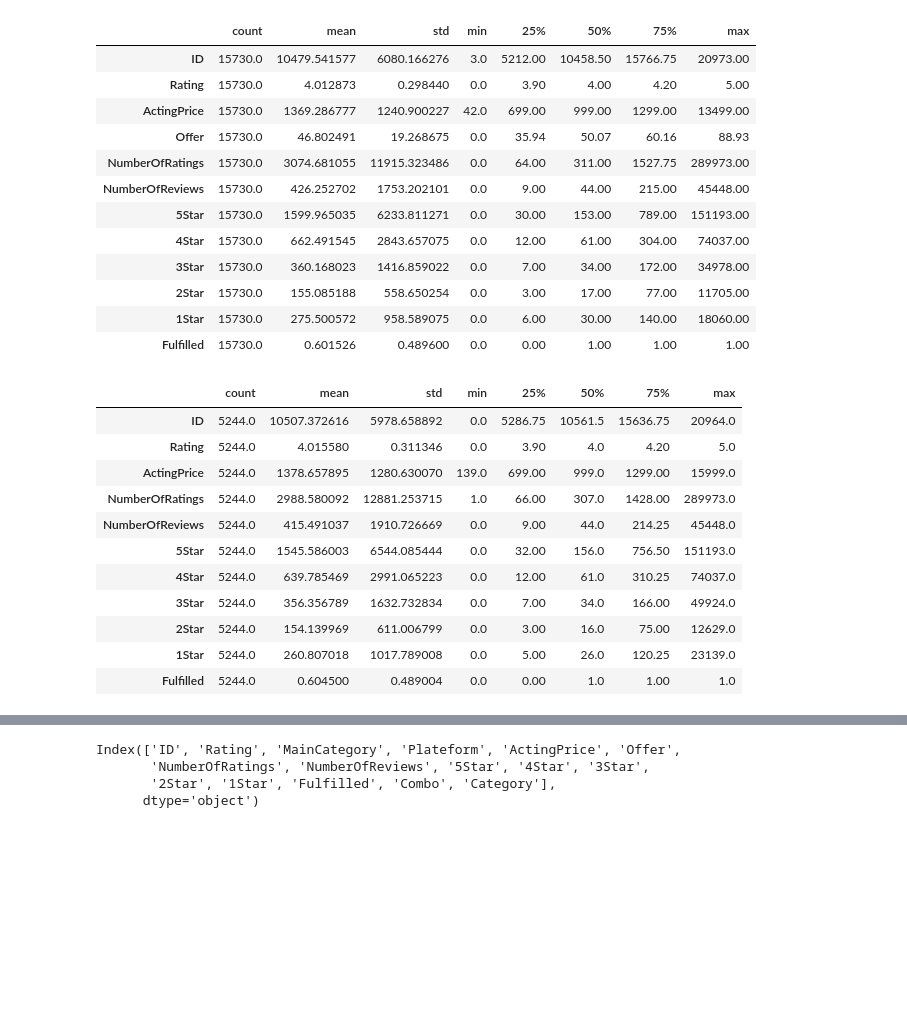
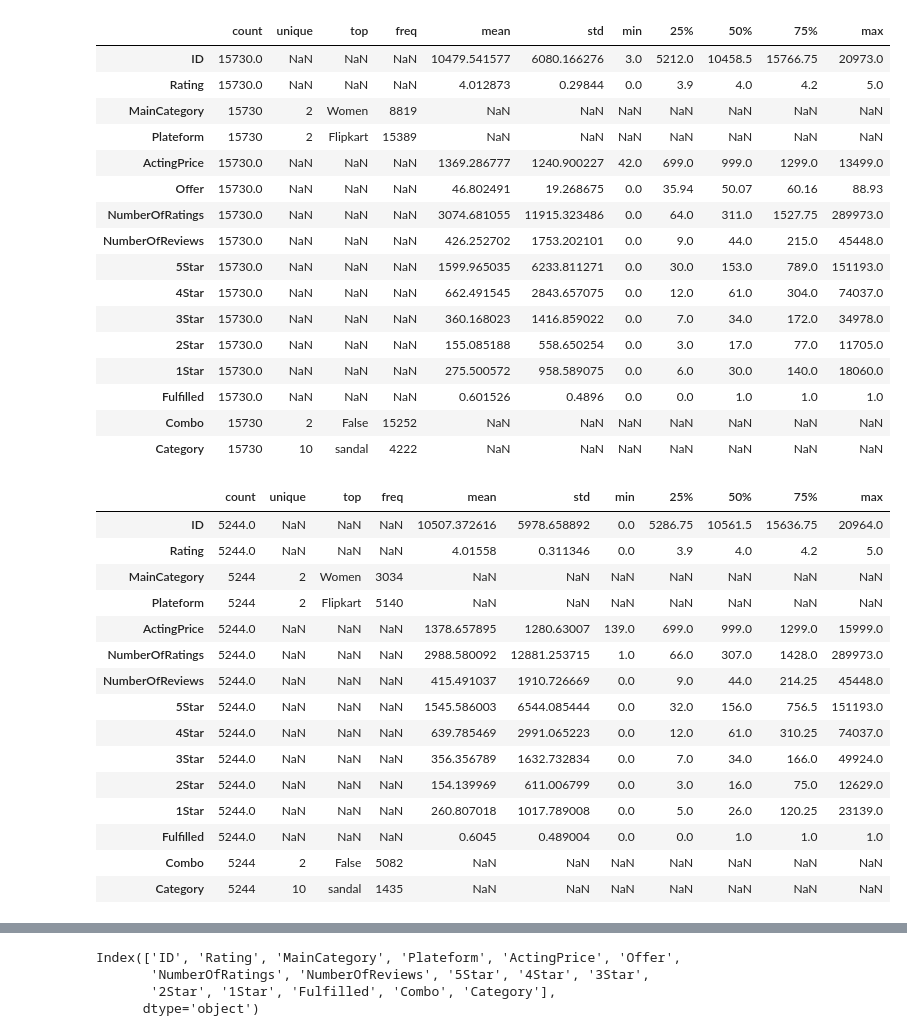
Before and after one commit to Hari31416/Summer-Analytics, a Jupyter notebook: hackathon/model.ipynb, the cells around one changed output, grey strips where cells are left out. Drawn from its saved outputs; the diff is of its cells as text; code cells hidden in the pictures; blank space fills up the shorter version.

```diff
--- a/hackathon/model.ipynb
+++ b/hackathon/model.ipynb
@@ -17,36 +17,44 @@ from xgboost import XGBRegressor
 train = pd.read_csv("data/train_prepared.csv")
 test = pd.read_csv("data/test_prepared.csv")
 # %%
-train.describe().T
+train.describe(include="all").T
 # %% [output]
-|  | count | mean | std | min | 25% | 50% | 75% | max |
-| ID | 15730.0 | 10479.541577 | 6080.166276 | 3.0 | 5212.00 | 10458.50 | 15766.75 | 20973.00 |
-| Rating | 15730.0 | 4.012873 | 0.298440 | 0.0 | 3.90 | 4.00 | 4.20 | 5.00 |
-| ActingPrice | 15730.0 | 1369.286777 | 1240.900227 | 42.0 | 699.00 | 999.00 | 1299.00 | 13499.00 |
-| Offer | 15730.0 | 46.802491 | 19.268675 | 0.0 | 35.94 | 50.07 | 60.16 | 88.93 |
-| NumberOfRatings | 15730.0 | 3074.681055 | 11915.323486 | 0.0 | 64.00 | 311.00 | 1527.75 | 289973.00 |
-| NumberOfReviews | 15730.0 | 426.252702 | 1753.202101 | 0.0 | 9.00 | 44.00 | 215.00 | 45448.00 |
-| 5Star | 15730.0 | 1599.965035 | 6233.811271 | 0.0 | 30.00 | 153.00 | 789.00 | 151193.00 |
-| 4Star | 15730.0 | 662.491545 | 2843.657075 | 0.0 | 12.00 | 61.00 | 304.00 | 74037.00 |
-| 3Star | 15730.0 | 360.168023 | 1416.859022 | 0.0 | 7.00 | 34.00 | 172.00 | 34978.00 |
-| 2Star | 15730.0 | 155.085188 | 558.650254 | 0.0 | 3.00 | 17.00 | 77.00 | 11705.00 |
-| 1Star | 15730.0 | 275.500572 | 958.589075 | 0.0 | 6.00 | 30.00 | 140.00 | 18060.00 |
-| Fulfilled | 15730.0 | 0.601526 | 0.489600 | 0.0 | 0.00 | 1.00 | 1.00 | 1.00 |
+|  | count | unique | top | freq | mean | std | min | 25% | 50% | 75% | max |
+| ID | 15730.0 | NaN | NaN | NaN | 10479.541577 | 6080.166276 | 3.0 | 5212.0 | 10458.5 | 15766.75 | 20973.0 |
+| Rating | 15730.0 | NaN | NaN | NaN | 4.012873 | 0.29844 | 0.0 | 3.9 | 4.0 | 4.2 | 5.0 |
+| MainCategory | 15730 | 2 | Women | 8819 | NaN | NaN | NaN | NaN | NaN | NaN | NaN |
+| Plateform | 15730 | 2 | Flipkart | 15389 | NaN | NaN | NaN | NaN | NaN | NaN | NaN |
+| ActingPrice | 15730.0 | NaN | NaN | NaN | 1369.286777 | 1240.900227 | 42.0 | 699.0 | 999.0 | 1299.0 | 13499.0 |
+| Offer | 15730.0 | NaN | NaN | NaN | 46.802491 | 19.268675 | 0.0 | 35.94 | 50.07 | 60.16 | 88.93 |
+| NumberOfRatings | 15730.0 | NaN | NaN | NaN | 3074.681055 | 11915.323486 | 0.0 | 64.0 | 311.0 | 1527.75 | 289973.0 |
+| NumberOfReviews | 15730.0 | NaN | NaN | NaN | 426.252702 | 1753.202101 | 0.0 | 9.0 | 44.0 | 215.0 | 45448.0 |
+| 5Star | 15730.0 | NaN | NaN | NaN | 1599.965035 | 6233.811271 | 0.0 | 30.0 | 153.0 | 789.0 | 151193.0 |
+| 4Star | 15730.0 | NaN | NaN | NaN | 662.491545 | 2843.657075 | 0.0 | 12.0 | 61.0 | 304.0 | 74037.0 |
+| 3Star | 15730.0 | NaN | NaN | NaN | 360.168023 | 1416.859022 | 0.0 | 7.0 | 34.0 | 172.0 | 34978.0 |
+| 2Star | 15730.0 | NaN | NaN | NaN | 155.085188 | 558.650254 | 0.0 | 3.0 | 17.0 | 77.0 | 11705.0 |
+| 1Star | 15730.0 | NaN | NaN | NaN | 275.500572 | 958.589075 | 0.0 | 6.0 | 30.0 | 140.0 | 18060.0 |
+| Fulfilled | 15730.0 | NaN | NaN | NaN | 0.601526 | 0.4896 | 0.0 | 0.0 | 1.0 | 1.0 | 1.0 |
+| Combo | 15730 | 2 | False | 15252 | NaN | NaN | NaN | NaN | NaN | NaN | NaN |
+| Category | 15730 | 10 | sandal | 4222 | NaN | NaN | NaN | NaN | NaN | NaN | NaN |
 # %%
-test.describe().T
+test.describe(include="all").T
 # %% [output]
-|  | count | mean | std | min | 25% | 50% | 75% | max |
-| ID | 5244.0 | 10507.372616 | 5978.658892 | 0.0 | 5286.75 | 10561.5 | 15636.75 | 20964.0 |
-| Rating | 5244.0 | 4.015580 | 0.311346 | 0.0 | 3.90 | 4.0 | 4.20 | 5.0 |
-| ActingPrice | 5244.0 | 1378.657895 | 1280.630070 | 139.0 | 699.00 | 999.0 | 1299.00 | 15999.0 |
-| NumberOfRatings | 5244.0 | 2988.580092 | 12881.253715 | 1.0 | 66.00 | 307.0 | 1428.00 | 289973.0 |
-| NumberOfReviews | 5244.0 | 415.491037 | 1910.726669 | 0.0 | 9.00 | 44.0 | 214.25 | 45448.0 |
-| 5Star | 5244.0 | 1545.586003 | 6544.085444 | 0.0 | 32.00 | 156.0 | 756.50 | 151193.0 |
-| 4Star | 5244.0 | 639.785469 | 2991.065223 | 0.0 | 12.00 | 61.0 | 310.25 | 74037.0 |
-| 3Star | 5244.0 | 356.356789 | 1632.732834 | 0.0 | 7.00 | 34.0 | 166.00 | 49924.0 |
-| 2Star | 5244.0 | 154.139969 | 611.006799 | 0.0 | 3.00 | 16.0 | 75.00 | 12629.0 |
-| 1Star | 5244.0 | 260.807018 | 1017.789008 | 0.0 | 5.00 | 26.0 | 120.25 | 23139.0 |
-| Fulfilled | 5244.0 | 0.604500 | 0.489004 | 0.0 | 0.00 | 1.0 | 1.00 | 1.0 |
+|  | count | unique | top | freq | mean | std | min | 25% | 50% | 75% | max |
+| ID | 5244.0 | NaN | NaN | NaN | 10507.372616 | 5978.658892 | 0.0 | 5286.75 | 10561.5 | 15636.75 | 20964.0 |
+| Rating | 5244.0 | NaN | NaN | NaN | 4.01558 | 0.311346 | 0.0 | 3.9 | 4.0 | 4.2 | 5.0 |
+| MainCategory | 5244 | 2 | Women | 3034 | NaN | NaN | NaN | NaN | NaN | NaN | NaN |
+| Plateform | 5244 | 2 | Flipkart | 5140 | NaN | NaN | NaN | NaN | NaN | NaN | NaN |
+| ActingPrice | 5244.0 | NaN | NaN | NaN | 1378.657895 | 1280.63007 | 139.0 | 699.0 | 999.0 | 1299.0 | 15999.0 |
+| NumberOfRatings | 5244.0 | NaN | NaN | NaN | 2988.580092 | 12881.253715 | 1.0 | 66.0 | 307.0 | 1428.0 | 289973.0 |
+| NumberOfReviews | 5244.0 | NaN | NaN | NaN | 415.491037 | 1910.726669 | 0.0 | 9.0 | 44.0 | 214.25 | 45448.0 |
+| 5Star | 5244.0 | NaN | NaN | NaN | 1545.586003 | 6544.085444 | 0.0 | 32.0 | 156.0 | 756.5 | 151193.0 |
+| 4Star | 5244.0 | NaN | NaN | NaN | 639.785469 | 2991.065223 | 0.0 | 12.0 | 61.0 | 310.25 | 74037.0 |
+| 3Star | 5244.0 | NaN | NaN | NaN | 356.356789 | 1632.732834 | 0.0 | 7.0 | 34.0 | 166.0 | 49924.0 |
+| 2Star | 5244.0 | NaN | NaN | NaN | 154.139969 | 611.006799 | 0.0 | 3.0 | 16.0 | 75.0 | 12629.0 |
+| 1Star | 5244.0 | NaN | NaN | NaN | 260.807018 | 1017.789008 | 0.0 | 5.0 | 26.0 | 120.25 | 23139.0 |
+| Fulfilled | 5244.0 | NaN | NaN | NaN | 0.6045 | 0.489004 | 0.0 | 0.0 | 1.0 | 1.0 | 1.0 |
+| Combo | 5244 | 2 | False | 5082 | NaN | NaN | NaN | NaN | NaN | NaN | NaN |
+| Category | 5244 | 10 | sandal | 1435 | NaN | NaN | NaN | NaN | NaN | NaN | NaN |
 # %%
 train.dtypes
 # %% [output]
```
Also changed, not shown: parts of 36 cells of this notebook, 2 other files.
